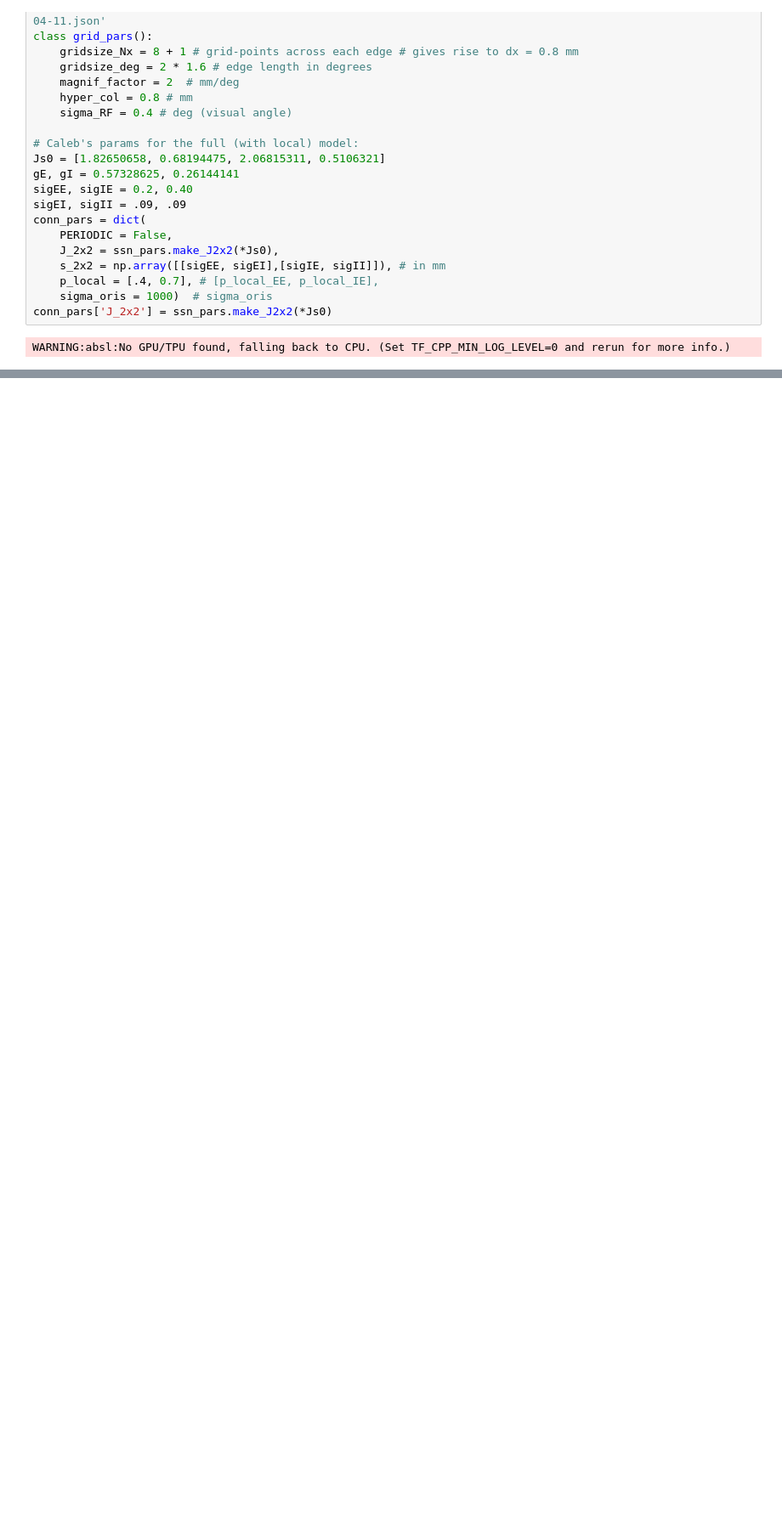
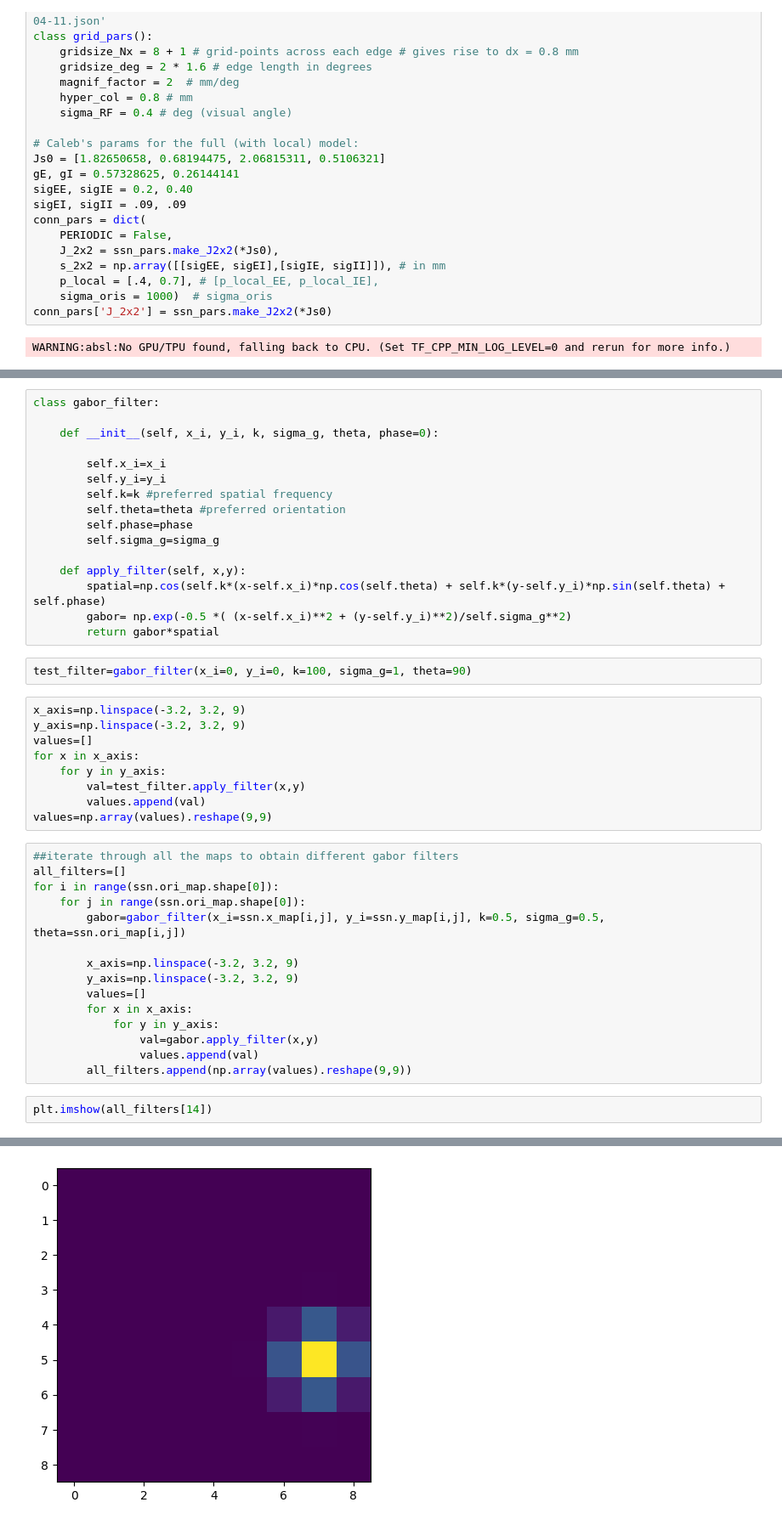
Before and after one commit to clarapecci/SSN_VPL, a Jupyter notebook: 2D SSN simulation.ipynb, the cells around one changed output, grey strips where cells are left out. Shown at 85% size. Drawn from its saved outputs; the diff is of its cells as text; blank space fills up the shorter version.

Commit message:
introducing Gabor function to filter input

```diff
--- a/2D SSN simulation.ipynb
+++ b/2D SSN simulation.ipynb
@@ -858,0 +831,45 @@ NameError: name 'make_noise' is not defined
+# %%
+class gabor_filter:
+
+    def __init__(self, x_i, y_i, k, sigma_g, theta, phase=0):
+
+        self.x_i=x_i
+        self.y_i=y_i
+        self.k=k #preferred spatial frequency
+        self.theta=theta #preferred orientation
+        self.phase=phase
+        self.sigma_g=sigma_g
+
+    def apply_filter(self, x,y):
+        spatial=np.cos(self.k*(x-self.x_i)*np.cos(self.theta) + self.k*(y-self.y_i)*np.sin(self.theta) + self.phase)
+        gabor= np.exp(-0.5 *( (x-self.x_i)**2 + (y-self.y_i)**2)/self.sigma_g**2)
+        return gabor*spatial
+# %%
+test_filter=gabor_filter(x_i=0, y_i=0, k=100, sigma_g=1, theta=90)
+# %%
+x_axis=np.linspace(-3.2, 3.2, 9)
+y_axis=np.linspace(-3.2, 3.2, 9)
+values=[]
+for x in x_axis:
+    for y in y_axis:
+        val=test_filter.apply_filter(x,y)
+        values.append(val)
+values=np.array(values).reshape(9,9)
+# %%
+##iterate through all the maps to obtain different gabor filters
+all_filters=[]
+for i in range(ssn.ori_map.shape[0]):
+    for j in range(ssn.ori_map.shape[0]):
+        gabor=gabor_filter(x_i=ssn.x_map[i,j], y_i=ssn.y_map[i,j], k=0.5, sigma_g=0.5, theta=ssn.ori_map[i,j])
+
+        x_axis=np.linspace(-3.2, 3.2, 9)
+        y_axis=np.linspace(-3.2, 3.2, 9)
+        values=[]
+        for x in x_axis:
+            for y in y_axis:
+                val=gabor.apply_filter(x,y)
+                values.append(val)
+        all_filters.append(np.array(values).reshape(9,9))
+# %%
+plt.imshow(all_filters[14])
+# %% [output]
@@ -858,0 +877 @@ NameError: name 'make_noise' is not defined
+[figure, added]
```
Also changed, not shown: parts of 11 cells of this notebook.
